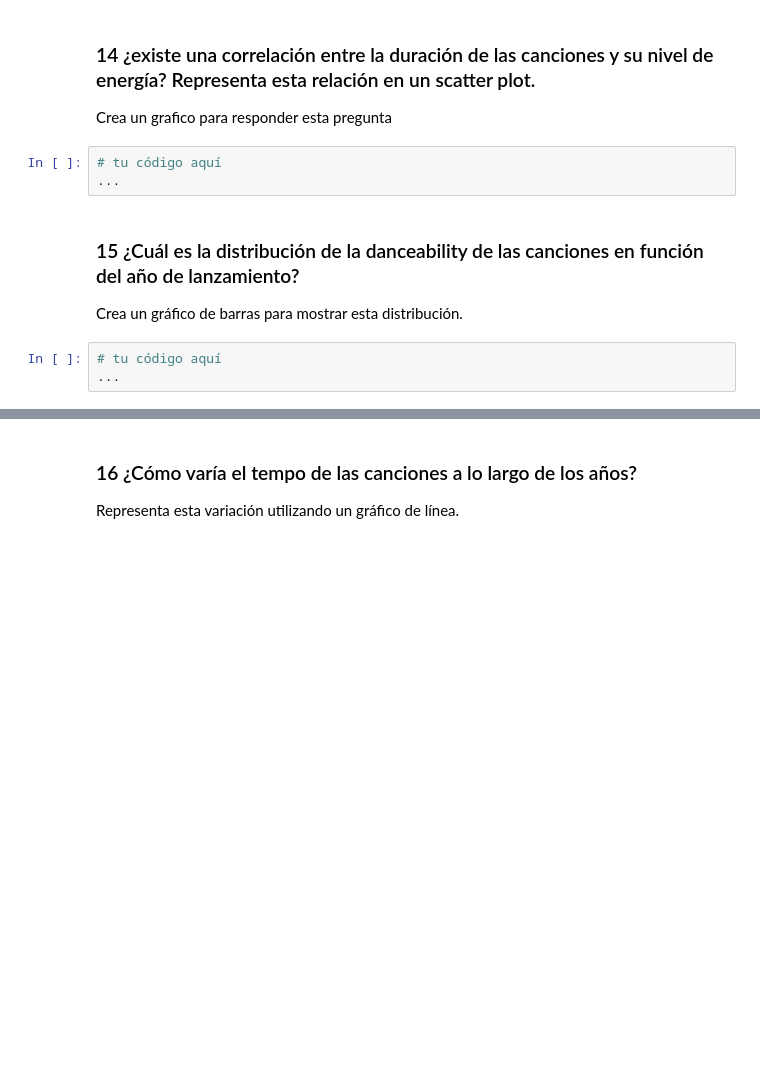
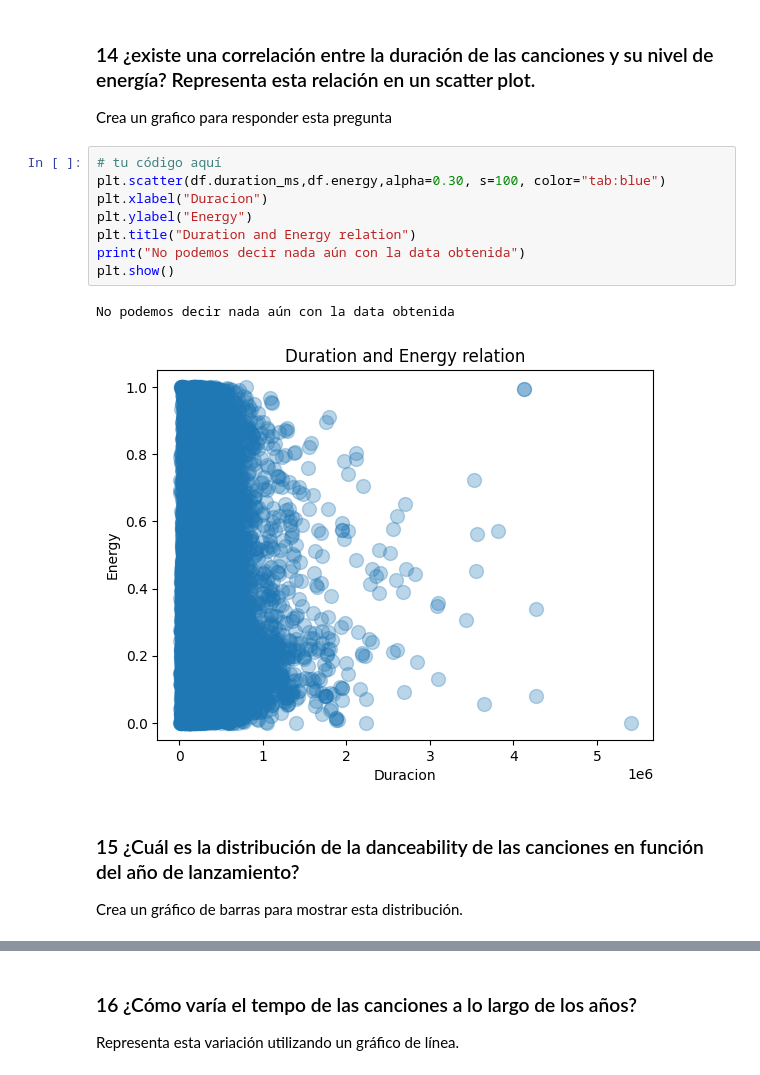
Before and after one commit to jonathanVR/python, a Jupyter notebook: Sesiones/2023-06-24/Trabajo_final.ipynb, the cells around one changed output, grey strips where cells are left out. Saved outputs shown, nothing was run; the diff lists cells and outputs as text; blank space fills up the shorter version.

```diff
--- a/Sesiones/2023-06-24/Trabajo_final.ipynb
+++ b/Sesiones/2023-06-24/Trabajo_final.ipynb
@@ -230,12 +264,17 @@ Crea un grafico para responder esta pregunta
 # %% [markdown]
 ### 14 ¿existe una correlación entre la duración de las canciones y su nivel de energía? Representa esta relación en un scatter plot.
 Crea un grafico para responder esta pregunta
-# %%
-# tu código aquí
-...
+# %%
+# tu código aquí
+plt.scatter(df.duration_ms,df.energy,alpha=0.30, s=100, color="tab:blue")
+plt.xlabel("Duracion")
+plt.ylabel("Energy")
+plt.title("Duration and Energy relation")
+print("No podemos decir nada aún con la data obtenida")
+plt.show()
+# %% [output]
+No podemos decir nada aún con la data obtenida
+[figure, added]
 # %% [markdown]
 ### 15 ¿Cuál es la distribución de la danceability de las canciones en función del año de lanzamiento?
 Crea un gráfico de barras para mostrar esta distribución.
-# %%
-# tu código aquí
-...
```
Also changed, not shown: parts of 32 cells of this notebook, 4 other files.
